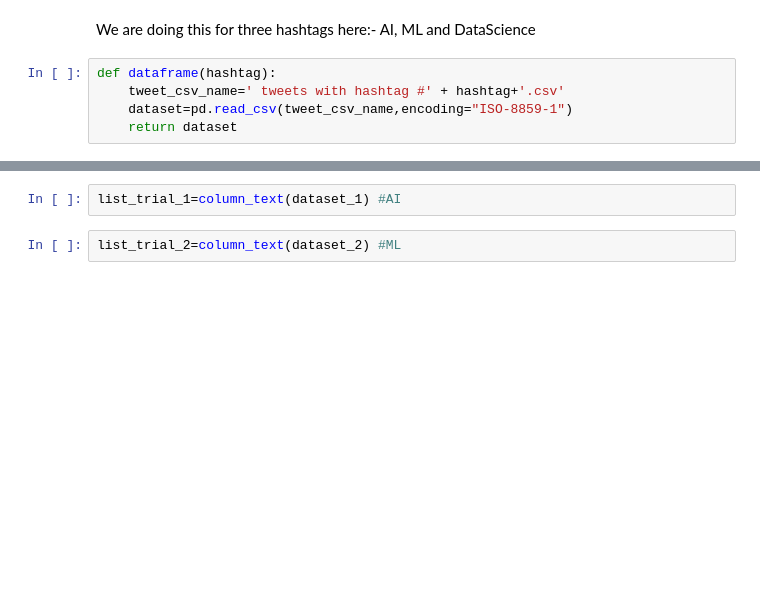
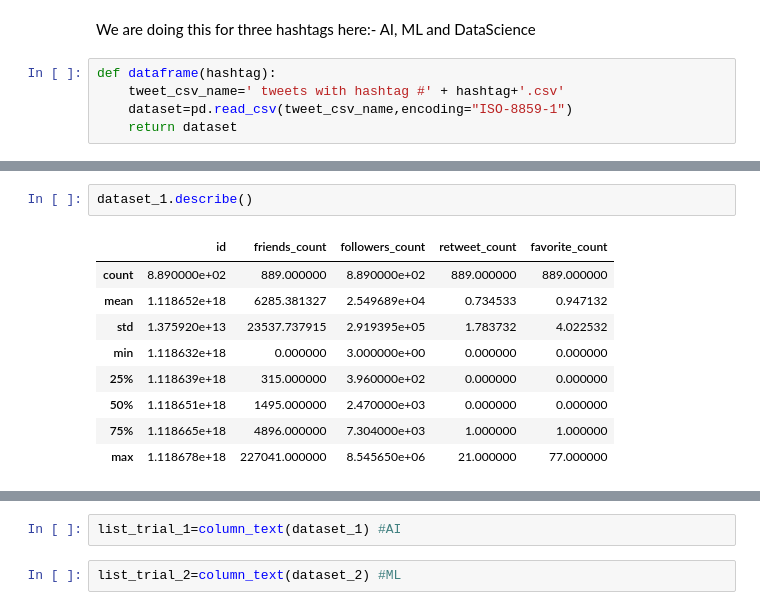
Before and after one commit to ManaliSharma/Umbrella_Academy, a Jupyter notebook: Collecting_Metadata.ipynb, the cells around one changed output, grey strips where cells are left out. Cells and saved outputs as stored; diff of their text form; blank space fills up the shorter version.

```diff
--- a/Collecting_Metadata.ipynb
+++ b/Collecting_Metadata.ipynb
@@ -147 +227,13 @@ dataset_1=dataframe('AI')
+# %%
+dataset_1.describe()
+# %% [output]
+|  | id | friends_count | followers_count | retweet_count | favorite_count |
+| count | 8.890000e+02 | 889.000000 | 8.890000e+02 | 889.000000 | 889.000000 |
+| mean | 1.118652e+18 | 6285.381327 | 2.549689e+04 | 0.734533 | 0.947132 |
+| std | 1.375920e+13 | 23537.737915 | 2.919395e+05 | 1.783732 | 4.022532 |
+| min | 1.118632e+18 | 0.000000 | 3.000000e+00 | 0.000000 | 0.000000 |
+| 25% | 1.118639e+18 | 315.000000 | 3.960000e+02 | 0.000000 | 0.000000 |
+| 50% | 1.118651e+18 | 1495.000000 | 2.470000e+03 | 0.000000 | 0.000000 |
+| 75% | 1.118665e+18 | 4896.000000 | 7.304000e+03 | 1.000000 | 1.000000 |
+| max | 1.118678e+18 | 227041.000000 | 8.545650e+06 | 21.000000 | 77.000000 |
 # %%
```
Also changed, not shown: parts of 68 cells of this notebook, 8 other files.
